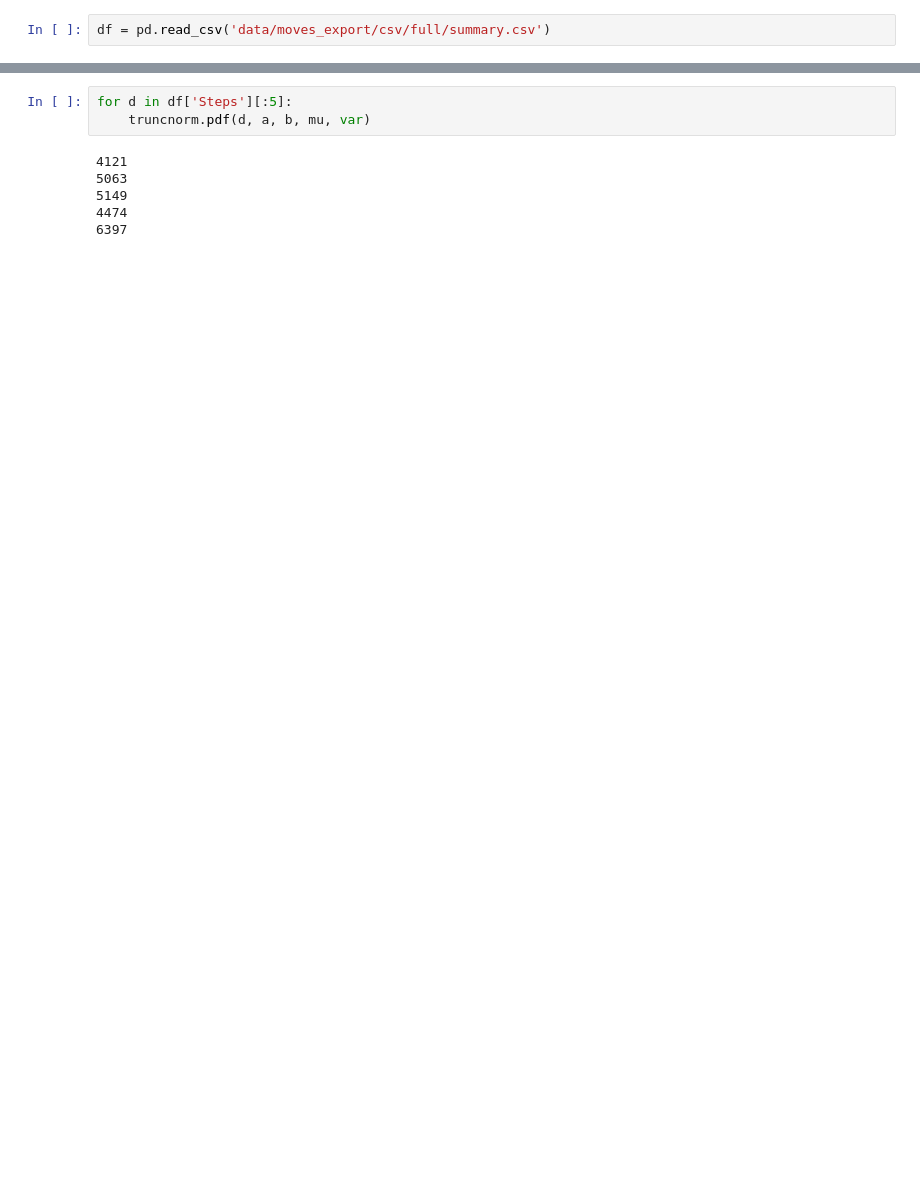
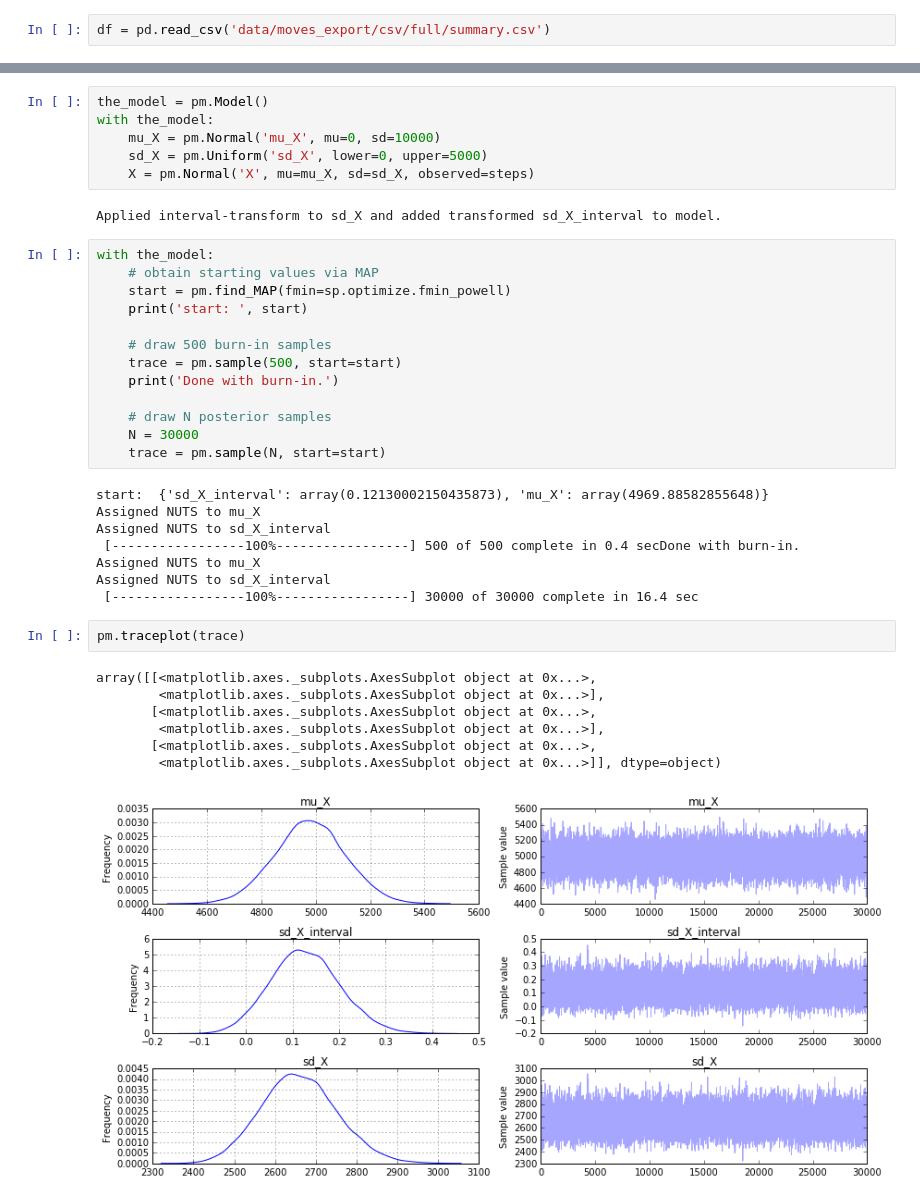
Before and after one commit to micdillon/pymc3, a Jupyter notebook: Moves Data Exploration.ipynb, the cells around one changed output, grey strips where cells are left out. Drawn from its saved outputs; the diff is of its cells as text; blank space fills up the shorter version.

Commit message:
Doing parameter estimation using Normal and Gamma distributions.

```diff
--- a/Moves Data Exploration.ipynb
+++ b/Moves Data Exploration.ipynb
@@ -43,9 +63,39 @@ $$ P(\mu_X | D) $$
-# %%
-for d in df['Steps'][:5]:
-    truncnorm.pdf(d, a, b, mu, var)
-# %% [output]
-4121
-5063
-5149
-4474
-6397
+# %%
+the_model = pm.Model()
+with the_model:
+    mu_X = pm.Normal('mu_X', mu=0, sd=10000)
+    sd_X = pm.Uniform('sd_X', lower=0, upper=5000)
+    X = pm.Normal('X', mu=mu_X, sd=sd_X, observed=steps)
+# %% [output]
+Applied interval-transform to sd_X and added transformed sd_X_interval to model.
+# %%
+with the_model:
+    # obtain starting values via MAP
+    start = pm.find_MAP(fmin=sp.optimize.fmin_powell)
+    print('start: ', start)
+
+    # draw 500 burn-in samples
+    trace = pm.sample(500, start=start)
+    print('Done with burn-in.')
+
+    # draw N posterior samples
+    N = 30000
+    trace = pm.sample(N, start=start)
+# %% [output]
+start:  {'sd_X_interval': array(0.12130002150435873), 'mu_X': array(4969.88582855648)}
+Assigned NUTS to mu_X
+Assigned NUTS to sd_X_interval
+ [-----------------100%-----------------] 500 of 500 complete in 0.4 secDone with burn-in.
+Assigned NUTS to mu_X
+Assigned NUTS to sd_X_interval
+ [-----------------100%-----------------] 30000 of 30000 complete in 16.4 sec
+# %%
+pm.traceplot(trace)
+# %% [output]
+array([[<matplotlib.axes._subplots.AxesSubplot object at 0x...>,
+        <matplotlib.axes._subplots.AxesSubplot object at 0x...>],
+       [<matplotlib.axes._subplots.AxesSubplot object at 0x...>,
+        <matplotlib.axes._subplots.AxesSubplot object at 0x...>],
+       [<matplotlib.axes._subplots.AxesSubplot object at 0x...>,
+        <matplotlib.axes._subplots.AxesSubplot object at 0x...>]], dtype=object)
+[figure, added]
```
Also changed, not shown: parts of 15 cells of this notebook, 1 other file.
